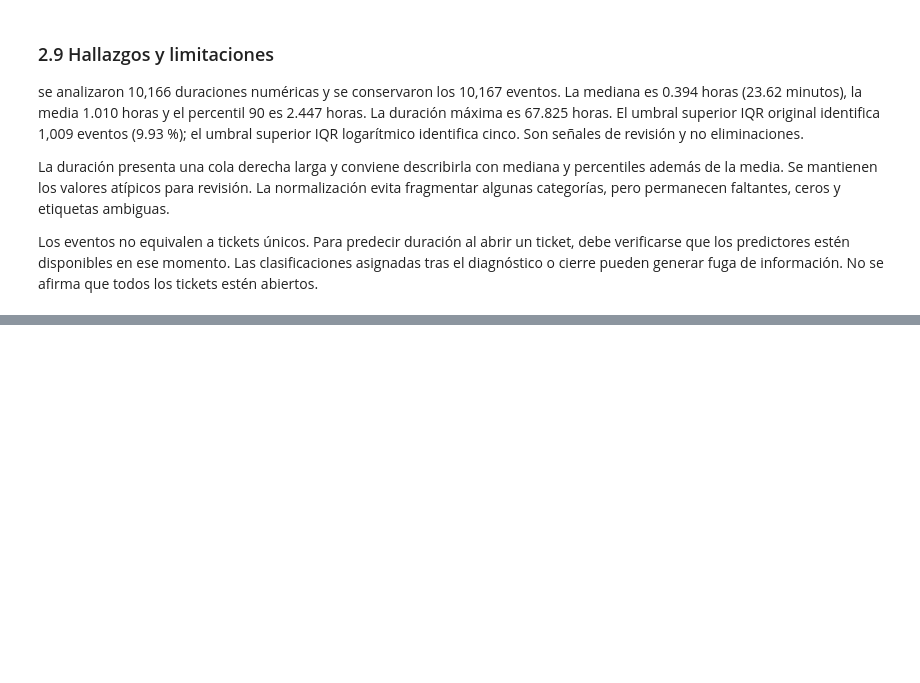
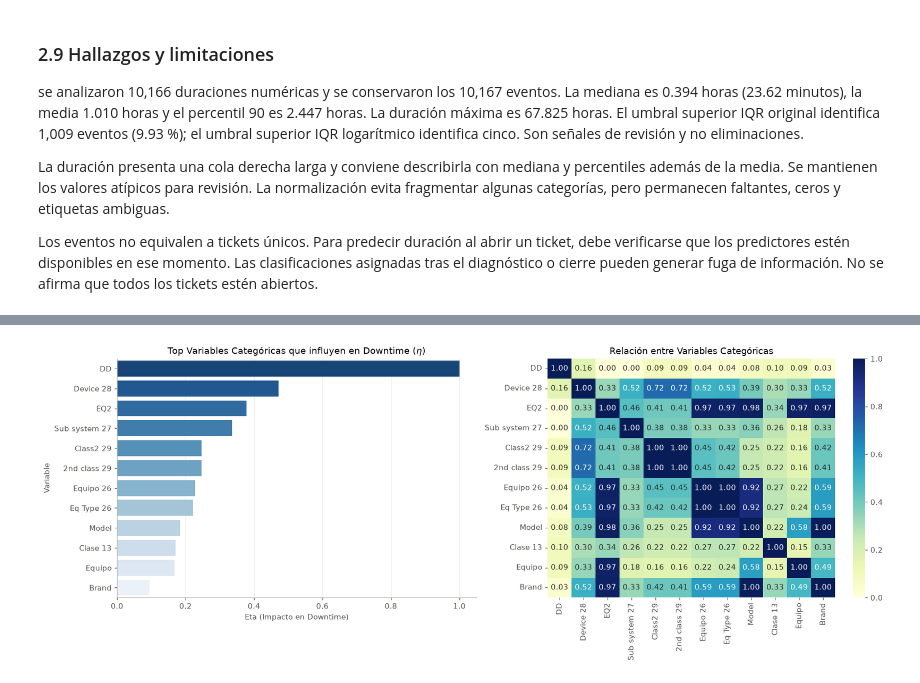
Before and after one commit to Peripera/Reto-segundo-parcial-FLEX, a Jupyter notebook: eda_flex.ipynb, the cells around one changed output, grey strips where cells are left out. Drawn from its saved outputs; the diff is of its cells as text; code cells hidden in the pictures; blank space fills up the shorter version.

```diff
--- a/eda_flex.ipynb
+++ b/eda_flex.ipynb
@@ -975,0 +1002,7 @@ Los eventos no equivalen a tickets únicos. Para predecir duración al abrir un
+# %%
+# Convertimos la columna Downtime a numérica, forzando los errores a NaN
+df['Downtime'] = pd.to_numeric(df['Downtime'], errors='coerce')
+
+# Transformamos la columna semana para que sea de formano numero quitando el año - semana
+df['Semana'] = df['Semana'].str.extract(r'(\d+)$')  # Extrae solo los dígitos al final de la cadena
+df['Semana'] = pd.to_numeric(df['Semana'], errors='coerce')
@@ -975,0 +1074,10 @@ Los eventos no equivalen a tickets únicos. Para predecir duración al abrir un
+# %%
+# Borramos la columna dia y ISSUE 13
+df.drop(columns=['Dia', 'ISSUE 13'], inplace=True)
+
+# Convertimos la columna opened y update a tipo fecha
+df['Opened'] = pd.to_datetime(df['Opened'], errors='coerce')
+df['Update'] = pd.to_datetime(df['Update'], errors='coerce')
+
+# Borramos la column 'Automotive? As on Aug-2024' por que tiene solo un valor
+df.drop(columns=['Automotive? As on Aug-2024'], inplace=True, errors='ignore')
@@ -975,0 +1086,77 @@ Los eventos no equivalen a tickets únicos. Para predecir duración al abrir un
+# %%
+import pandas as pd
+import numpy as np
+import matplotlib.pyplot as plt
+import seaborn as sns
+from scipy.stats import chi2_contingency
+
+cat_cols = [
+    'Equipo', 'Reason', 'Equipo 26', 'Sub system 27',
+    'EQ2', 'Clase 13', 'DD', 'Device 28', '2nd class 29', 'Corrective',
+    'Class2 29', 'Eq Type 26', 'Brand', 'Model'
+]
+
+# Filtrar solo las que existen en el DataFrame y convertirlas a string
+cat_cols = [col for col in cat_cols if col in df.columns]
+for col in cat_cols:
+    df[col] = df[col].astype(str)
+
+
+def correlation_ratio(categories, measurements):
+    fcat = pd.Categorical(categories)
+    cat_num = fcat.codes
+    y = np.asarray(measurements)
+
+    mask = ~np.isnan(y) & (cat_num != -1)
+    y, cat_num = y[mask], cat_num[mask]
+
+    sstr = sum((y - y.mean()) ** 2)
+    if sstr == 0:
+        return 0
+    bg = [len(y[cat_num == c]) * (y[cat_num == c].mean() - y.mean()) ** 2 for c in np.unique(cat_num)]
+    return np.sqrt(sum(bg) / sstr)
+
+# Calcular Eta para cada categórica contra Downtime
+eta_results = {col: correlation_ratio(df[col], df['Downtime']) for col in cat_cols}
+df_eta = pd.DataFrame(list(eta_results.items()), columns=['Variable', 'Eta (Impacto en Downtime)'])
+df_eta = df_eta.sort_values(by='Eta (Impacto en Downtime)', ascending=False)
+
+
+def cramers_v(x, y):
+    confusion_matrix = pd.crosstab(x, y)
+    chi2 = chi2_contingency(confusion_matrix)[0]
+    n = confusion_matrix.sum().sum()
+    if n == 0:
+        return 0
+    phi2 = chi2 / n
+    r, k = confusion_matrix.shape
+    phi2corr = max(0, phi2 - ((k-1)*(r-1)) / (n-1))
+    rcorr = r - ((r-1)**2) / (n-1)
+    kcorr = k - ((k-1)**2) / (n-1)
+    denom = min((kcorr - 1), (rcorr - 1))
+    return np.sqrt(phi2corr / denom) if denom > 0 else 0
+
+
+# Seleccionar las top 12 categóricas con mayor impacto para construir la matriz
+top_cats = df_eta['Variable'].head(12).tolist()
+
+cramer_matrix = pd.DataFrame(index=top_cats, columns=top_cats, dtype=float)
+for col1 in top_cats:
+    for col2 in top_cats:
+        cramer_matrix.loc[col1, col2] = cramers_v(df[col1], df[col2])
+
+
+
+fig, axes = plt.subplots(1, 2, figsize=(16, 6))
+
+# Gráfico 1: Impacto sobre la variable objetivo (Downtime)
+sns.barplot(data=df_eta.head(12), x='Eta (Impacto en Downtime)', y='Variable', ax=axes[0], palette='Blues_r')
+axes[0].set_title('Top Variables Categóricas que influyen en Downtime ($\eta$)')
+
+# Gráfico 2: Matriz de Asociación entre Variables Categóricas
+sns.heatmap(cramer_matrix, annot=True, cmap='YlGnBu', vmin=0, vmax=1, fmt=".2f", ax=axes[1])
+axes[1].set_title('Relación entre Variables Categóricas')
+
+plt.tight_layout()
+plt.show()
+# %% [output]
@@ -975,0 +1166 @@ Los eventos no equivalen a tickets únicos. Para predecir duración al abrir un
+[figure, added]
```
Also changed, not shown: parts of 23 cells of this notebook, 8 other files.
